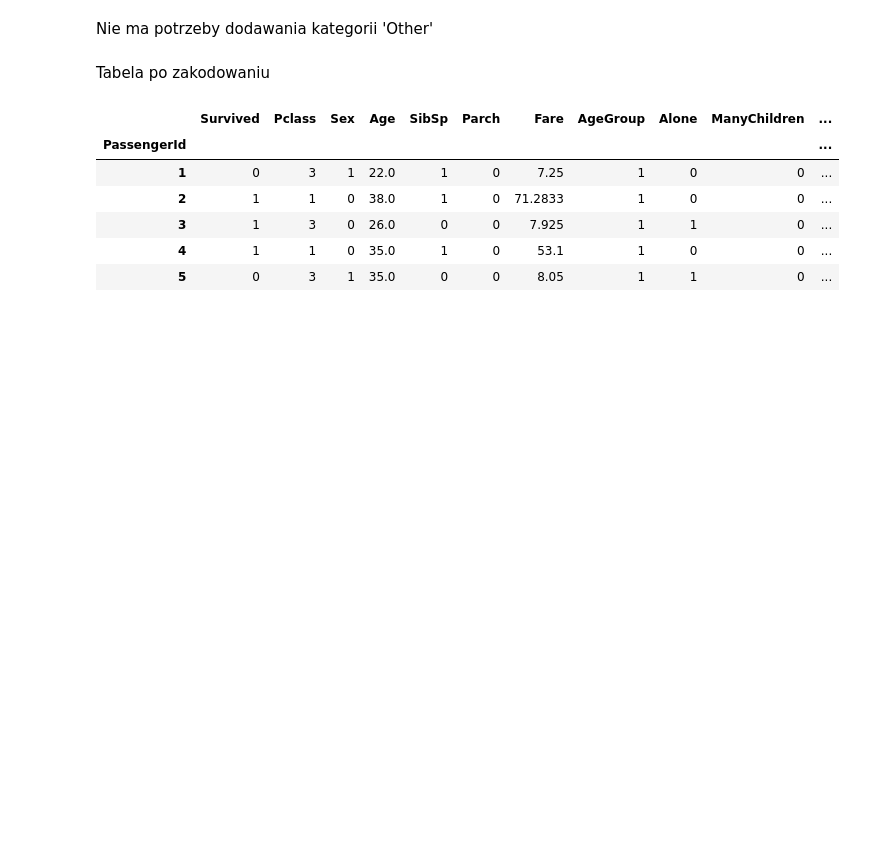
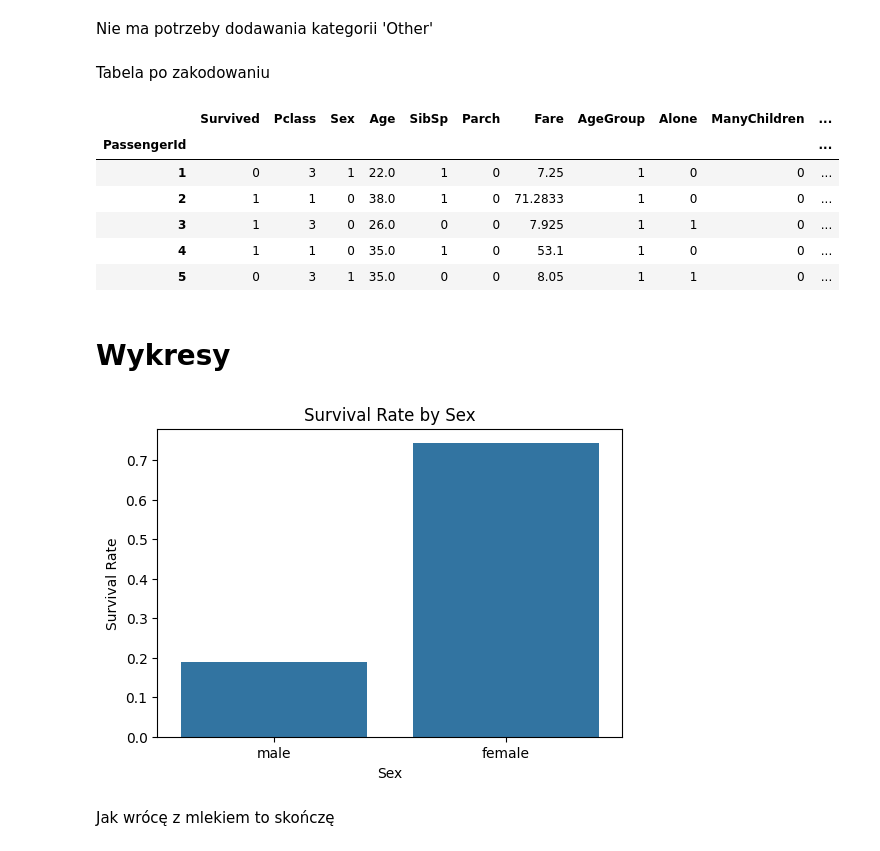
Before and after one commit to Solvro/ml-wakacyjne-wyzwanie-2025, a Jupyter notebook: 1_przetwarzanie_wizualizacja/EDA_zadanie.ipynb, the cells around one changed output. Saved outputs shown, nothing was run; the diff lists cells and outputs as text; code cells hidden in the pictures; blank space fills up the shorter version.

Commit message:
Begin making plots

```diff
--- a/1_przetwarzanie_wizualizacja/EDA_zadanie.ipynb
+++ b/1_przetwarzanie_wizualizacja/EDA_zadanie.ipynb
@@ -309,6 +311,8 @@ titanic_df.head()
 | 5 | 0 | 3 | male | 35.0 | 0 | 0 | 8.05 | S | Adult | True | ... |
 # %% [markdown]
 # Kodowanie
+# %%
+titanic_copy = titanic_df.copy()
 # %% [markdown]
 Większość kategorycznych kolumn do zakodowania można zakodować binarnie
 # %%
@@ -382,3 +386,18 @@ titanic_df.head()
 | 3 | 1 | 3 | 0 | 26.0 | 0 | 0 | 7.925 | 1 | 1 | 0 | ... |
 | 4 | 1 | 1 | 0 | 35.0 | 1 | 0 | 53.1 | 1 | 0 | 0 | ... |
 | 5 | 0 | 3 | 1 | 35.0 | 0 | 0 | 8.05 | 1 | 1 | 0 | ... |
+# %% [markdown]
+# Wykresy
+# %%
+def plot_categorical_column(df, column_name):
+    plt.figure(figsize=(6, 4))
+    sns.barplot(data=df, x=column_name, y='Survived', errorbar=None)
+    plt.title(f'Survival Rate by {column_name}')
+    plt.ylabel('Survival Rate')
+    plt.show()
+# %%
+plot_categorical_column(titanic_copy, 'Sex')
+# %% [output]
+[figure, added]
+# %% [markdown]
+Jak wrócę z mlekiem to skończę
```
Also changed, not shown: parts of 1 cell of this notebook.
